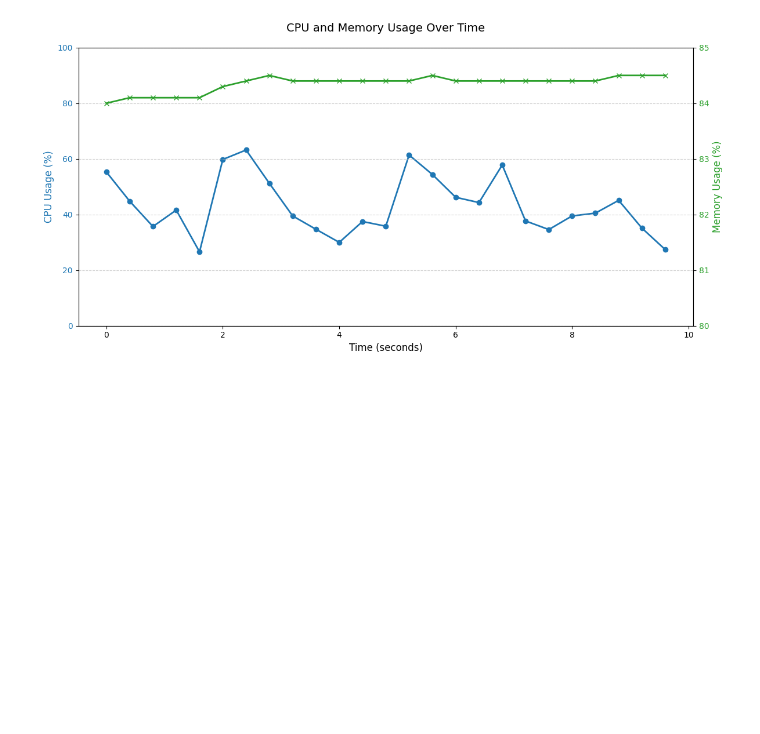
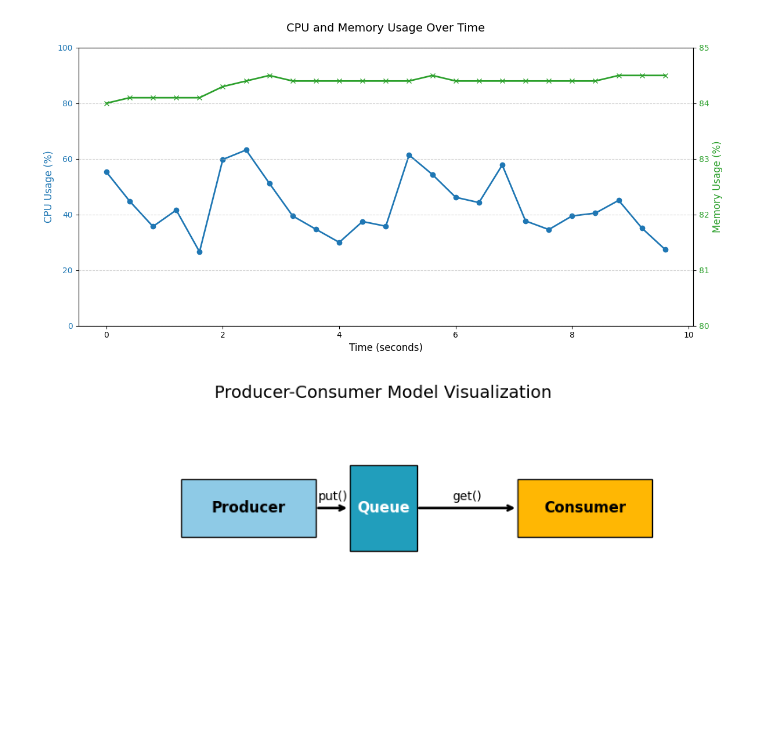
Before and after one commit to sandiJamlu23/Trackmania_OpenCV, a Jupyter notebook: Metopen/comprehensive_lane.ipynb, the cells around one changed output. Drawn from its saved outputs; the diff is of its cells as text; code cells hidden in the pictures; blank space fills up the shorter version.

```diff
--- a/Metopen/comprehensive_lane.ipynb
+++ b/Metopen/comprehensive_lane.ipynb
@@ -2280,3 +2310,36 @@ fig.tight_layout()
 plt.show()
 # %% [output]
 [figure]
+# %%
+import matplotlib.pyplot as plt
+import matplotlib.patches as patches
+
+fig, ax = plt.subplots(figsize=(8, 4))
+
+# Draw Producer
+ax.add_patch(patches.Rectangle((0.2, 0.6), 0.2, 0.2, edgecolor='black', facecolor='#8ecae6'))
+ax.text(0.3, 0.7, "Producer", ha='center', va='center', fontsize=12, weight='bold')
+
+# Draw Consumer
+ax.add_patch(patches.Rectangle((0.7, 0.6), 0.2, 0.2, edgecolor='black', facecolor='#ffb703'))
+ax.text(0.8, 0.7, "Consumer", ha='center', va='center', fontsize=12, weight='bold')
+
+# Draw Queue (Buffer)
+ax.add_patch(patches.Rectangle((0.45, 0.55), 0.1, 0.3, edgecolor='black', facecolor='#219ebc'))
+ax.text(0.5, 0.7, "Queue", ha='center', va='center', color='white', fontsize=12, weight='bold')
+
+# Arrows
+ax.annotate("", xy=(0.45, 0.7), xytext=(0.4, 0.7), arrowprops=dict(arrowstyle="->", lw=2))
+ax.annotate("", xy=(0.7, 0.7), xytext=(0.55, 0.7), arrowprops=dict(arrowstyle="->", lw=2))
+
+# Labels for arrows
+ax.text(0.425, 0.74, "put()", ha='center', va='center', fontsize=10)
+ax.text(0.625, 0.74, "get()", ha='center', va='center', fontsize=10)
+
+# Hide axes
+ax.axis('off')
+plt.title("Producer-Consumer Model Visualization", fontsize=14, pad=20)
+plt.tight_layout()
+plt.show()
+# %% [output]
+[figure, added]
```
Also changed, not shown: parts of 3 cells of this notebook, 8 other files.
